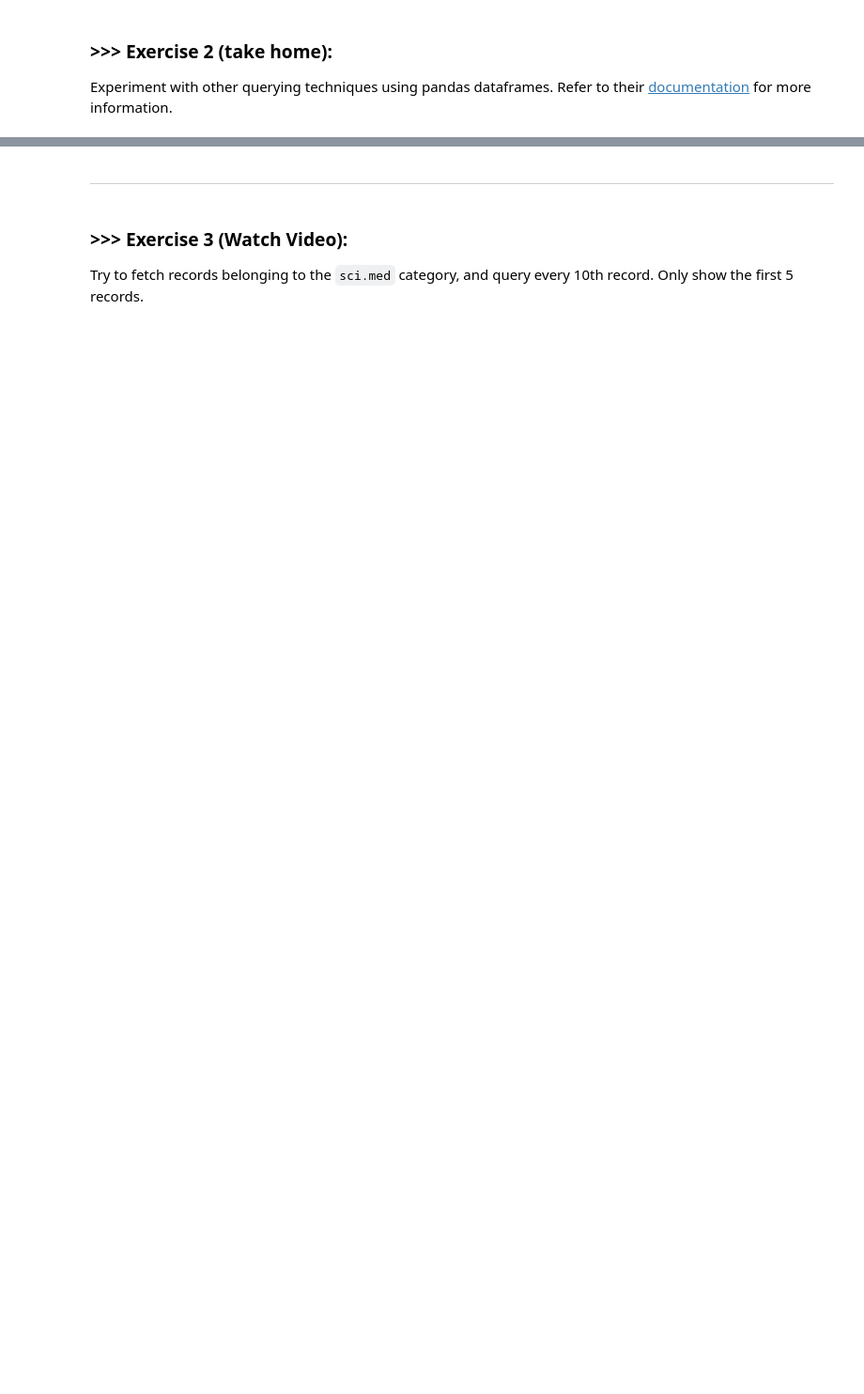
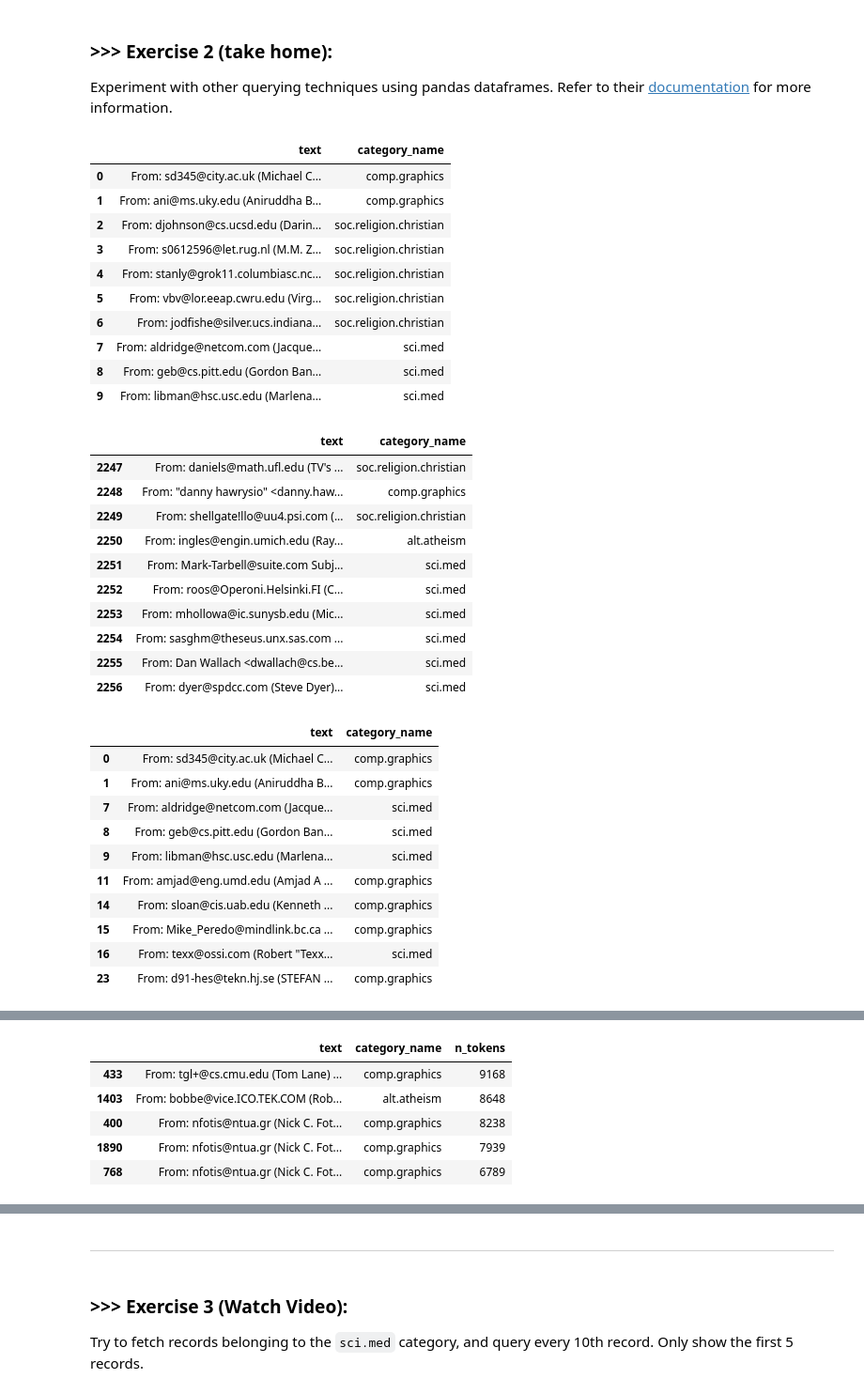
Before and after one commit to brandonlin991118/DM2025-Lab1-Exercise, a Jupyter notebook: DM2025-Lab1-Master.ipynb, the cells around one changed output, grey strips where cells are left out. Shown at 94% size. Drawn from its saved outputs; the diff is of its cells as text; code cells hidden in the pictures; blank space fills up the shorter version.

Commit message:
Finish Lab1: Exercise 2 & 3 + cleanup

```diff
--- a/DM2025-Lab1-Master.ipynb
+++ b/DM2025-Lab1-Master.ipynb
@@ -398,0 +397,63 @@ Experiment with other querying techniques using pandas dataframes. Refer to thei
+# %%
+#Answer here
+# --- EXERCISE 2 ANSWER ---
+import pandas as pd
+pd.set_option("display.max_colwidth", 120)
+
+# 1) loc with column subset: first 10 rows, keep only text and label
+display(X.loc[:9, ["text", "category_name"]])
+
+# 2) iloc by position: last 10 rows, keep only text and label
+display(X.iloc[-10:, :][["text", "category_name"]])
+
+# 3) query + isin: keep a couple of categories (change as you wish)
+cats = ["comp.graphics", "sci.med"]
+display(X.query("category_name in @cats")[["text", "category_name"]].head(10))
+
+# 4) keyword search: posts that mention "graphics" (case-insensitive)
+mask = X["text"].str.contains(r"\bgraphics\b", case=False, na=False)
+display(X.loc[mask, ["text", "category_name"]].head(10))
+
+# 5) longest posts overall (top 5 by token count)
+tmp = X.assign(n_tokens=X["text"].str.split().str.len())
+display(tmp.nlargest(5, "n_tokens")[["text", "category_name", "n_tokens"]])
+
+# (Optional) One per category, sampled (handy for quick inspection)
+display(
+    X.groupby("category_name", group_keys=False)
+     .apply(lambda g: g.sample(1, random_state=42))[["text", "category_name"]]
+)
+# %% [output]
+|  | text | category_name |
+| 0 | From: sd345@city.ac.uk (Michael C... | comp.graphics |
+| 1 | From: ani@ms.uky.edu (Aniruddha B... | comp.graphics |
+| 2 | From: djohnson@cs.ucsd.edu (Darin... | soc.religion.christian |
+| 3 | From: s0612596@let.rug.nl (M.M. Z... | soc.religion.christian |
+| 4 | From: stanly@grok11.columbiasc.nc... | soc.religion.christian |
+| 5 | From: vbv@lor.eeap.cwru.edu (Virg... | soc.religion.christian |
+| 6 | From: jodfishe@silver.ucs.indiana... | soc.religion.christian |
+| 7 | From: aldridge@netcom.com (Jacque... | sci.med |
+| 8 | From: geb@cs.pitt.edu (Gordon Ban... | sci.med |
+| 9 | From: libman@hsc.usc.edu (Marlena... | sci.med |
+|  | text | category_name |
+| 2247 | From: daniels@math.ufl.edu (TV's ... | soc.religion.christian |
+| 2248 | From: "danny hawrysio" <danny.haw... | comp.graphics |
+| 2249 | From: shellgate!llo@uu4.psi.com (... | soc.religion.christian |
+| 2250 | From: ingles@engin.umich.edu (Ray... | alt.atheism |
+| 2251 | From: Mark-Tarbell@suite.com Subj... | sci.med |
+| 2252 | From: roos@Operoni.Helsinki.FI (C... | sci.med |
+| 2253 | From: mhollowa@ic.sunysb.edu (Mic... | sci.med |
+| 2254 | From: sasghm@theseus.unx.sas.com ... | sci.med |
+| 2255 | From: Dan Wallach <dwallach@cs.be... | sci.med |
+| 2256 | From: dyer@spdcc.com (Steve Dyer)... | sci.med |
+|  | text | category_name |
+| 0 | From: sd345@city.ac.uk (Michael C... | comp.graphics |
+| 1 | From: ani@ms.uky.edu (Aniruddha B... | comp.graphics |
+| 7 | From: aldridge@netcom.com (Jacque... | sci.med |
+| 8 | From: geb@cs.pitt.edu (Gordon Ban... | sci.med |
+| 9 | From: libman@hsc.usc.edu (Marlena... | sci.med |
+| 11 | From: amjad@eng.umd.edu (Amjad A ... | comp.graphics |
+| 14 | From: sloan@cis.uab.edu (Kenneth ... | comp.graphics |
+| 15 | From: Mike_Peredo@mindlink.bc.ca ... | comp.graphics |
+| 16 | From: texx@ossi.com (Robert "Texx... | sci.med |
+| 23 | From: d91-hes@tekn.hj.se (STEFAN ... | comp.graphics |
@@ -398,0 +471,6 @@ Experiment with other querying techniques using pandas dataframes. Refer to thei
+|  | text | category_name | n_tokens |
+| 433 | From: tgl+@cs.cmu.edu (Tom Lane) ... | comp.graphics | 9168 |
+| 1403 | From: bobbe@vice.ICO.TEK.COM (Rob... | alt.atheism | 8648 |
+| 400 | From: nfotis@ntua.gr (Nick C. Fot... | comp.graphics | 8238 |
+| 1890 | From: nfotis@ntua.gr (Nick C. Fot... | comp.graphics | 7939 |
+| 768 | From: nfotis@ntua.gr (Nick C. Fot... | comp.graphics | 6789 |
```
Also changed, not shown: parts of 6 cells of this notebook, 1 other file.
